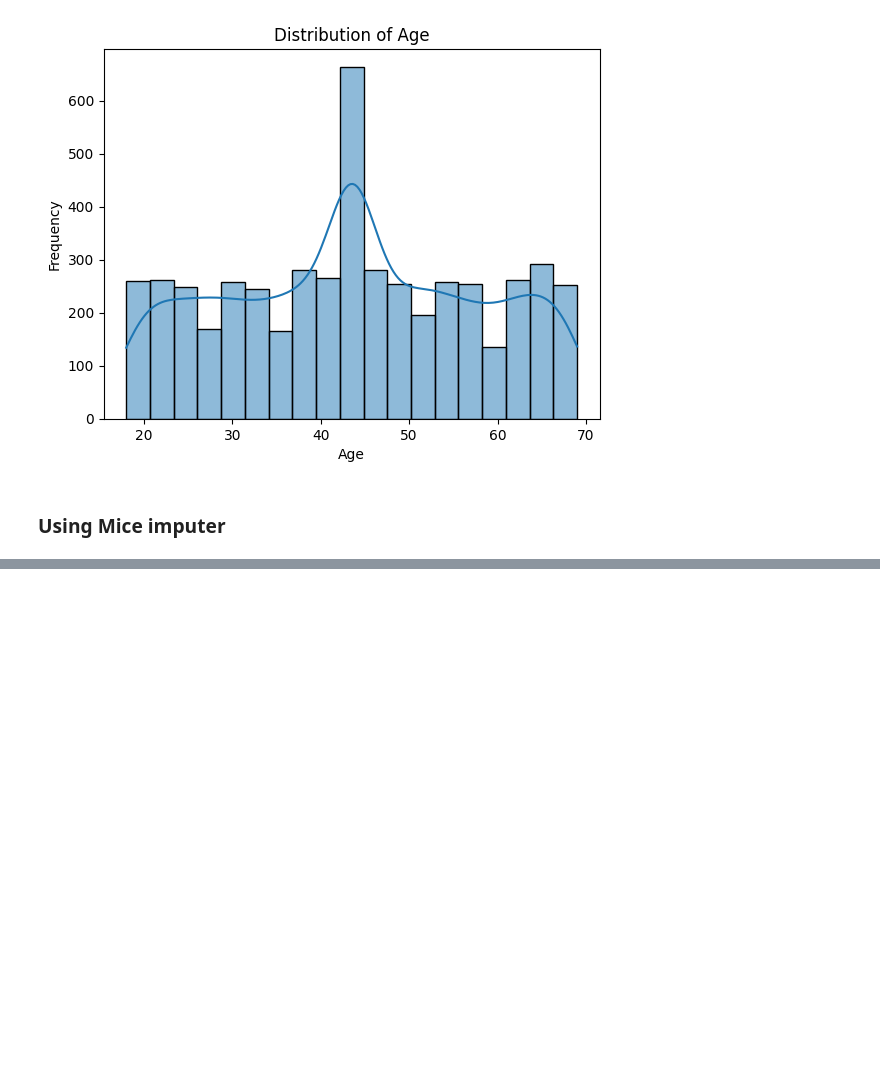
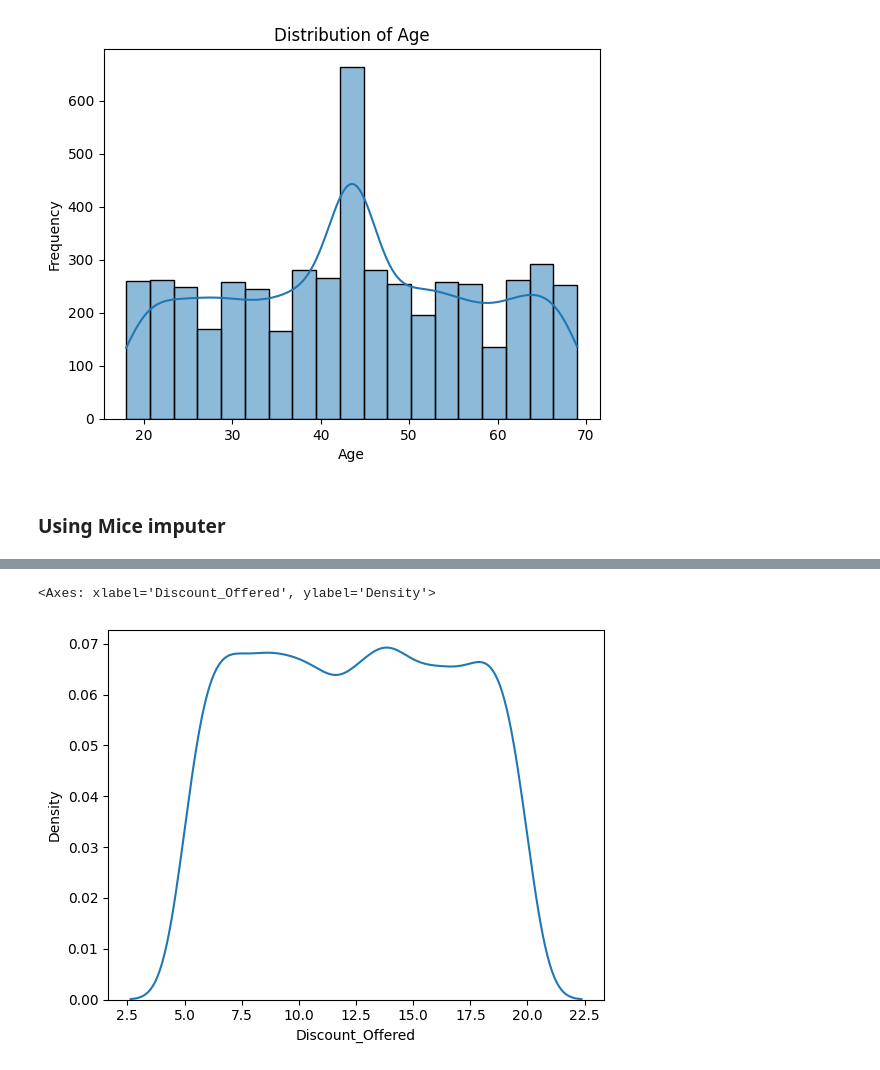
Before and after one commit to hamzasand/ML_from_Scratch, a Jupyter notebook: eda/data/eda.ipynb, the cells around one changed output, grey strips where cells are left out. Cells and saved outputs as stored; diff of their text form; code cells hidden in the pictures; blank space fills up the shorter version.

```diff
--- a/eda/data/eda.ipynb
+++ b/eda/data/eda.ipynb
@@ -147,0 +201,3 @@ df[['Age']] = imputer.fit_transform(df[['Age']])
+# %%
+min_monthly_spend = df[df['Monthly_Spend'] > 0]['Monthly_Spend'].min()
+df['Monthly_Spend'] = np.where(df['Monthly_Spend'] < 0, min_monthly_spend, df['Monthly_Spend'])
@@ -147,0 +239,5 @@ df[['Age']] = imputer.fit_transform(df[['Age']])
+# %%
+sns.kdeplot(x=df['Discount_Offered'], data= df)
+# %% [output]
+<Axes: xlabel='Discount_Offered', ylabel='Density'>
+[figure, added]
```
Also changed, not shown: parts of 20 cells of this notebook.
